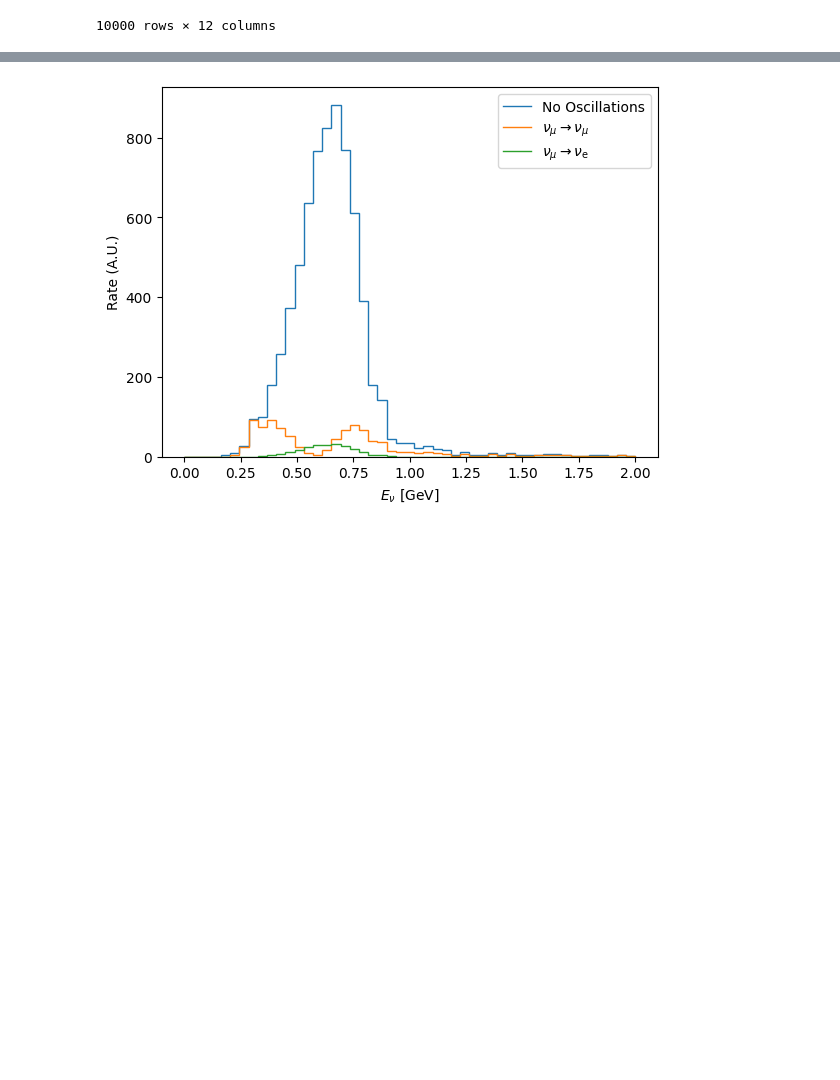
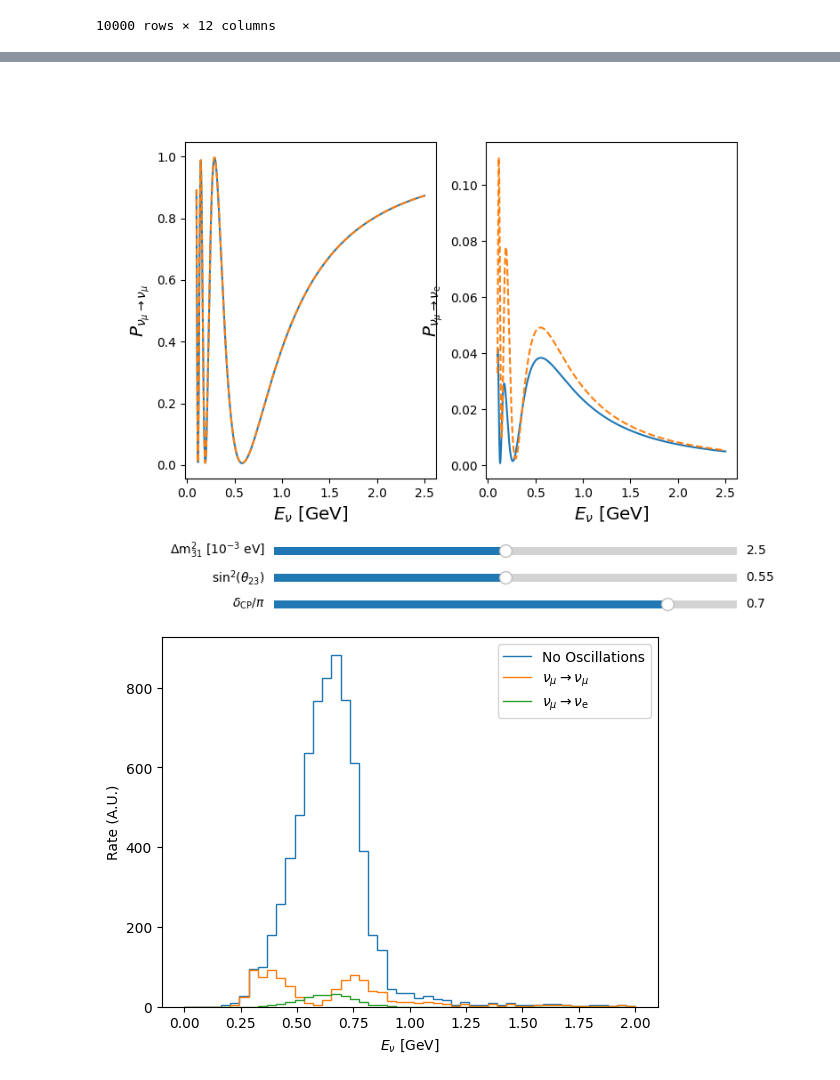
Before and after one commit to luketpickering/NuOscWE, a Jupyter notebook: Analysis.ipynb, the cells around one changed output, grey strips where cells are left out. Cells and saved outputs as stored; diff of their text form; code cells hidden in the pictures; blank space fills up the shorter version.

```diff
--- a/Analysis.ipynb
+++ b/Analysis.ipynb
@@ -57,3 +102,83 @@ plt.show()
+# %%
+%matplotlib ipympl
+import matplotlib.pyplot as plt
+import numpy as np
+from matplotlib.widgets import Button, Slider
+
+E = np.linspace(0.1,2.5,1000)
+numu_surv_prob, antinumu_surv_prob, nue_app_prob, antinue_app_prob = \
+    Probability_Matter_LBL(E, osc_params,
+                           osc_channels=["numu_survival", "antinumu_survival", "nue_appearance", "antinue_appearance"])
+
+fig, (axl,axr) = plt.subplots(1,2, figsize=(8, 6))
+numu_surv_prob_l, = axl.plot(E, numu_surv_prob)
+antinumu_surv_prob_l, = axl.plot(E, antinumu_surv_prob, ls="dashed")
+axl.set_xlabel(r"$E_{\nu}$ [GeV]", size="x-large")
+axl.set_ylabel(r"$P_{\nu_\mu \rightarrow \nu_\mu}$", size="x-large")
+
+nue_surv_prob_l, = axr.plot(E, nue_app_prob, label=r"neutrino")
+antinue_surv_prob_l, = axr.plot(E, antinue_app_prob, ls="dashed", label=r"antineutrino")
+axr.set_xlabel(r"$E_{\nu}$ [GeV]", size="x-large")
+axr.set_ylabel(r"$P_{\nu_\mu \rightarrow \nu_\mathrm{e}}$", size="x-large")
+
+# adjust the main plot to make room for the sliders
+fig.subplots_adjust(bottom=0.25)
+
+axdmsq31 = fig.add_axes((0.25, 0.1, 0.65, 0.03))
+dmsq31_slider = Slider(
+    ax=axdmsq31,
+    label=r"$\Delta\mathrm{m}_{31}^{2}$ [$10^{-3}$ eV]",
+    valmin=2.3,
+    valmax=2.7,
+    valinit=osc_params["Dmsq31"]*1E3,
+)
+
+axs23sq = fig.add_axes((0.25, 0.05, 0.65, 0.03))
+s23sq_slider = Slider(
+    ax=axs23sq,
+    label=r"$\mathrm{sin}^{2}(\theta_{23})$",
+    valmin=0.4,
+    valmax=0.7,
+    valinit=osc_params["s23sq"],
+)
+
+axdelta = fig.add_axes((0.25, 0, 0.65, 0.03))
+delta_slider = Slider(
+    ax=axdelta,
+    label=r"$\delta_\mathrm{CP}/\pi$",
+    valmin=-1,
+    valmax=1,
+    valinit=osc_params["delta"]/np.pi,
+)
+
+# The function to be called anytime a slider's value changes
+def update(val):
+    print("updating")
+    var_params = osc_params.copy()
+    var_params["Dmsq31"] = dmsq31_slider.val * 1E-3
+    var_params["s23sq"] = s23sq_slider.val
+    var_params["delta"] = delta_slider.val * np.pi
+
+    numu_surv_prob, antinumu_surv_prob, nue_app_prob, antinue_app_prob = \
+        Probability_Matter_LBL(E, var_params,
+                           osc_channels=["numu_survival", "antinumu_survival", "nue_appearance", "antinue_appearance"])
+
+    numu_surv_prob_l.set_ydata(numu_surv_prob)
+    antinumu_surv_prob_l.set_ydata(antinumu_surv_prob)
+    nue_surv_prob_l.set_ydata(nue_app_prob)
+    antinue_surv_prob_l.set_ydata(antinue_app_prob)
+
+    fig.canvas.draw_idle()
+
+
+# register the update function with each slider
+dmsq31_slider.on_changed(update)
+s23sq_slider.on_changed(update)
+delta_slider.on_changed(update)
+
+plt.show()
+# %% [output]
+[figure, added]
 # %%
 probs = Probability_Matter_LBL(dfcc["E_nu"], osc_params, osc_channels=["numu_survival", "nue_appearance"])
 # %%
```
Also changed, not shown: parts of 7 cells of this notebook, 2 other files.
